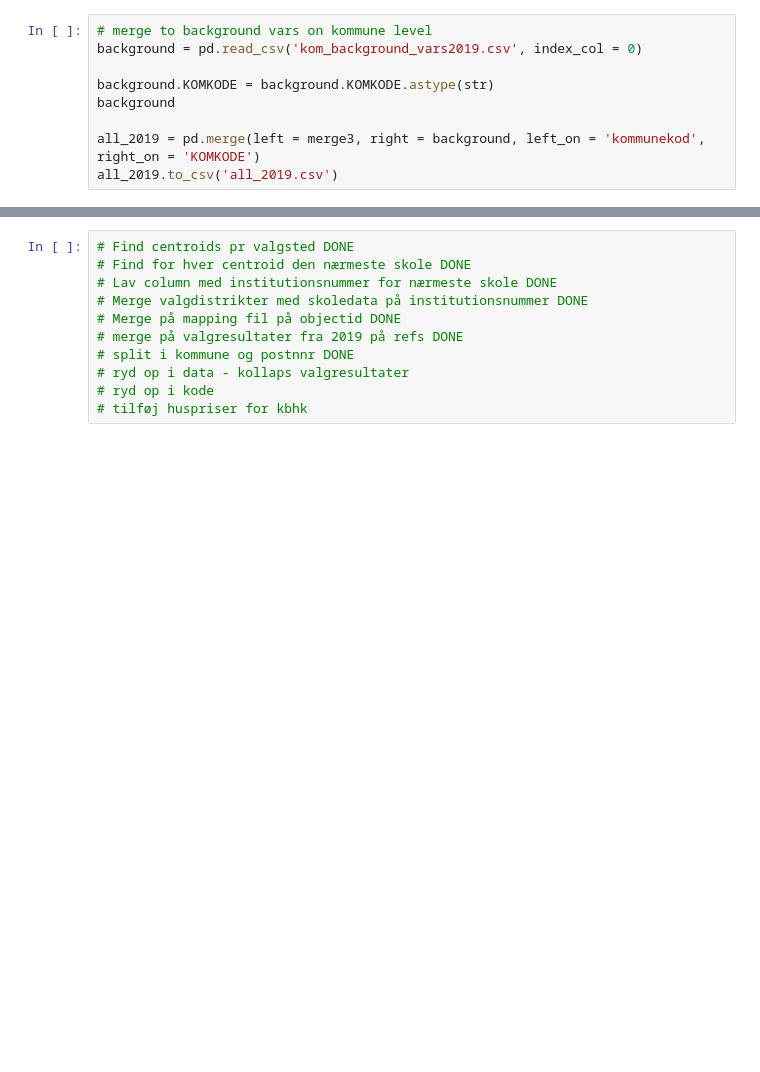
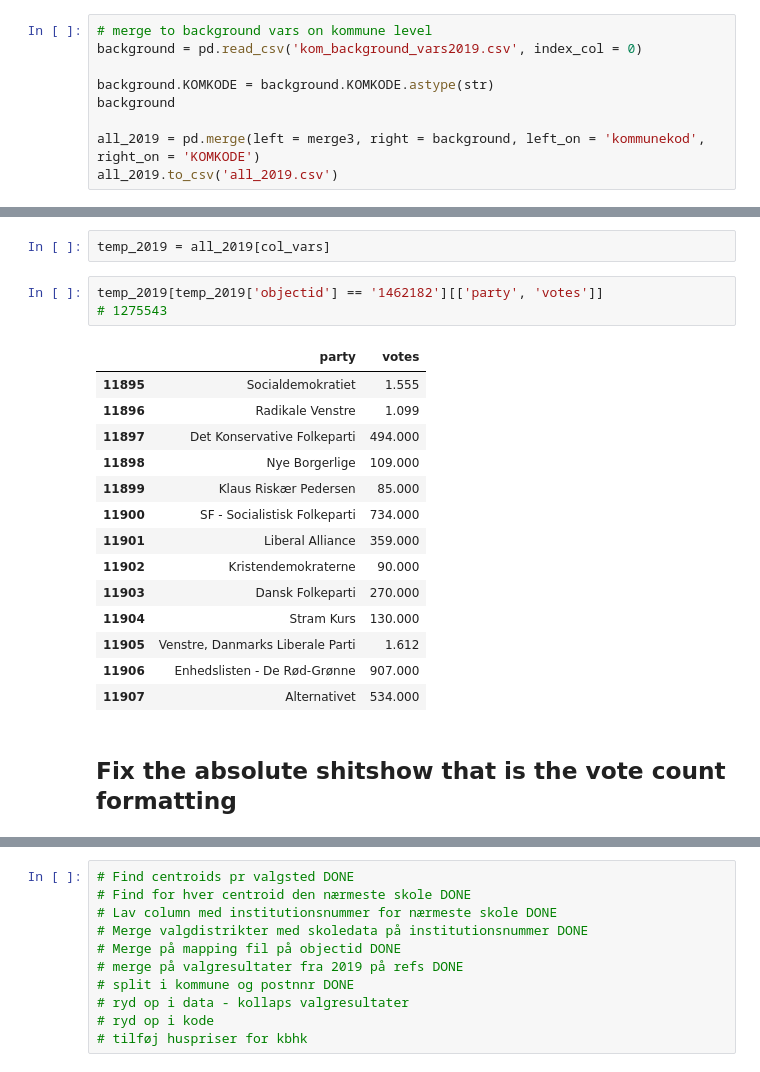
Before and after one commit to ansofol/isds2020_gruppe_63, a Jupyter notebook: exam_project/merge_data.ipynb, the cells around one changed output, grey strips where cells are left out. Cells and saved outputs as stored; diff of their text form; blank space fills up the shorter version.

```diff
--- a/exam_project/merge_data.ipynb
+++ b/exam_project/merge_data.ipynb
@@ -202,0 +213,22 @@ all_2019.columns
+# %%
+temp_2019 = all_2019[col_vars]
+# %%
+temp_2019[temp_2019['objectid'] == '1462182'][['party', 'votes']]
+# 1275543
+# %% [output]
+|  | party | votes |
+| 11895 | Socialdemokratiet | 1.555 |
+| 11896 | Radikale Venstre | 1.099 |
+| 11897 | Det Konservative Folkeparti | 494.000 |
+| 11898 | Nye Borgerlige | 109.000 |
+| 11899 | Klaus Riskær Pedersen | 85.000 |
+| 11900 | SF - Socialistisk Folkeparti | 734.000 |
+| 11901 | Liberal Alliance | 359.000 |
+| 11902 | Kristendemokraterne | 90.000 |
+| 11903 | Dansk Folkeparti | 270.000 |
+| 11904 | Stram Kurs | 130.000 |
+| 11905 | Venstre, Danmarks Liberale Parti | 1.612 |
+| 11906 | Enhedslisten - De Rød-Grønne | 907.000 |
+| 11907 | Alternativet | 534.000 |
+# %% [markdown]
+## Fix the absolute shitshow that is the vote count formatting
```
Also changed, not shown: parts of 14 cells of this notebook, 4 other files.
